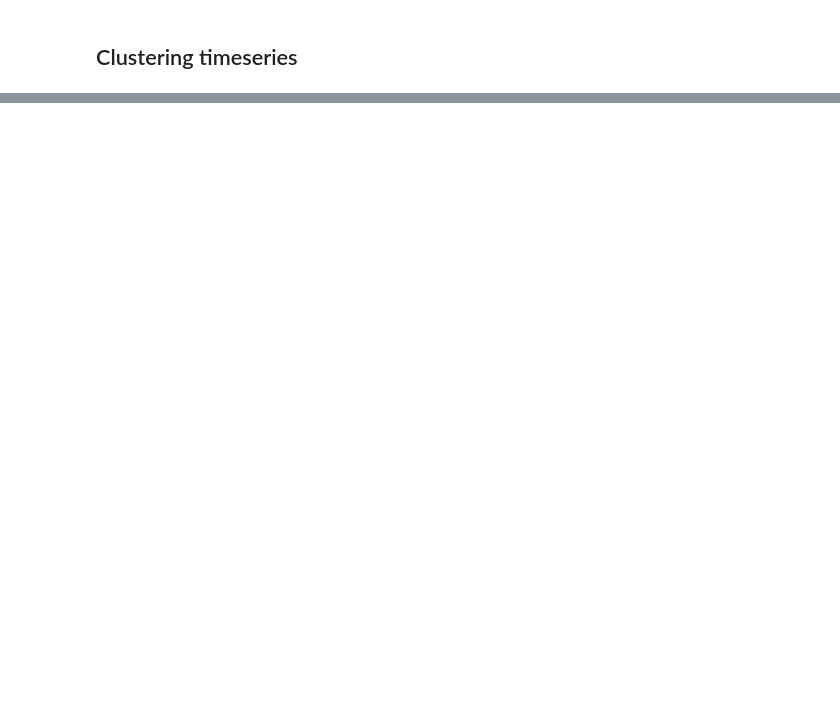
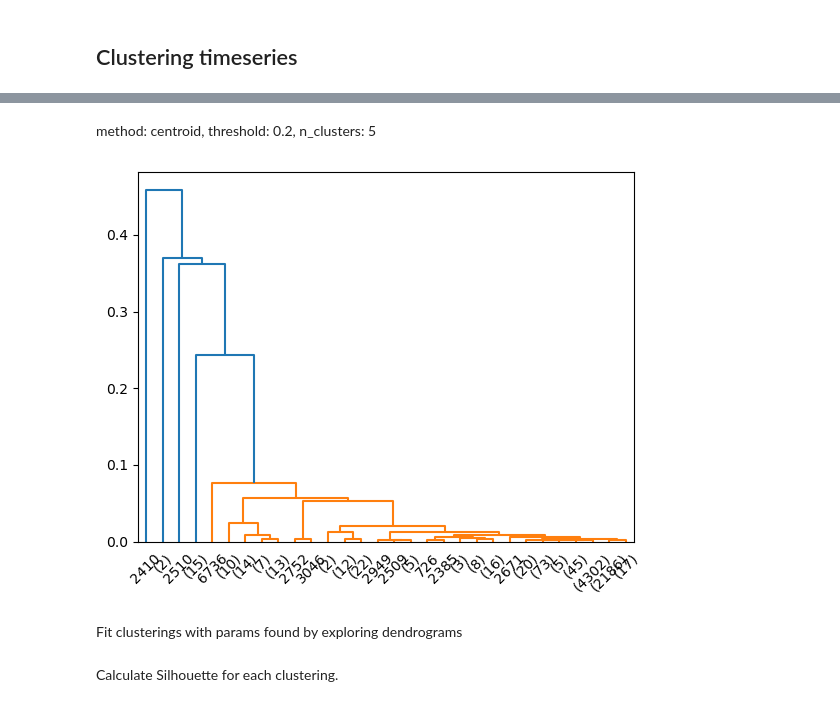
Before and after one commit to alessandrocubic/Unipi-Data-Mining-project-AY-22-23, a Jupyter notebook: TASK 4/Time_Series.ipynb, the cells around one changed output, grey strips where cells are left out. Saved outputs shown, nothing was run; the diff lists cells and outputs as text; code cells hidden in the pictures; blank space fills up the shorter version.

```diff
--- a/TASK 4/Time_Series.ipynb
+++ b/TASK 4/Time_Series.ipynb
@@ -308,0 +457,14 @@ plt.show()
+# %% [markdown]
+method: centroid, threshold: 0.2, n_clusters: 5
+# %%
+# Generate dendrogram
+data_dist = pdist(X_minmax, metric='cosine')
+data_link = linkage(data_dist, method='centroid', metric='cosine')
+res = dendrogram(data_link, color_threshold=0.2, truncate_mode='lastp')
+plt.show()
+# Append params for this dendrogram to list
+config_hierarchical_minamx.append((0.2, 'cosine', 'centroid'))
+# %% [output]
+[figure, added]
+# %% [markdown]
+Fit clusterings with params found by exploring dendrograms
@@ -308,0 +478,2 @@ plt.show()
+# %% [markdown]
+Calculate Silhouette for each clustering.
```
Also changed, not shown: parts of 59 cells of this notebook.
